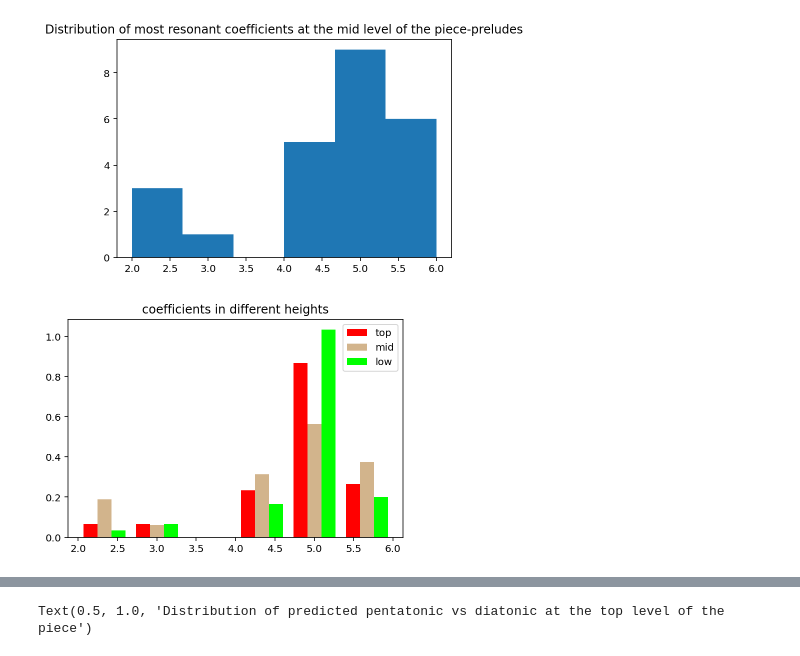
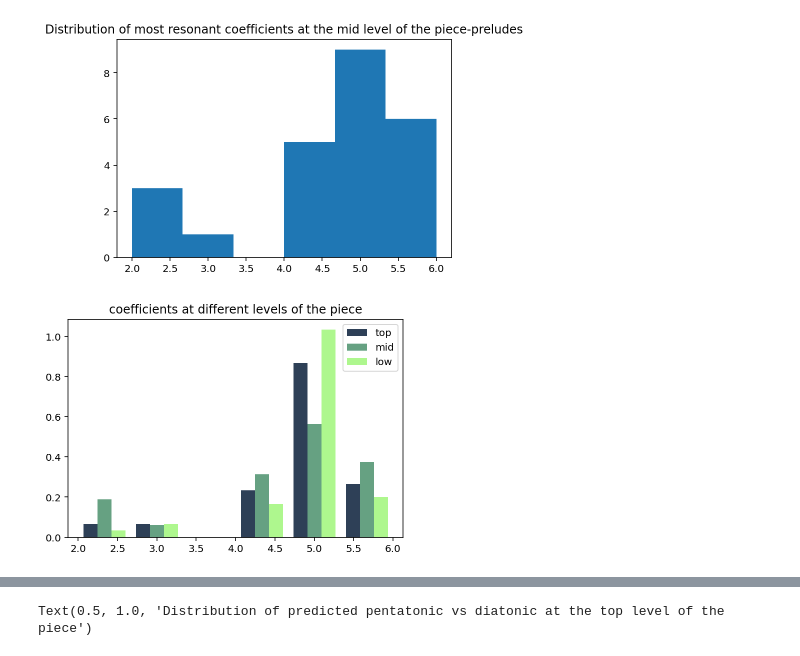
Before and after one commit to ludovicaschaerf/Group-5-Debussy-Pitch-Scapes, a Jupyter notebook: Predictions.ipynb, the cells around one changed output, grey strips where cells are left out. Drawn from its saved outputs; the diff is of its cells as text; code cells hidden in the pictures.

```diff
--- a/Predictions.ipynb
+++ b/Predictions.ipynb
@@ -286,19 +286,19 @@ Text(0.5, 1.0, 'Distribution of most resonant coefficients at the mid level of t
 # %%
 coeffs_l = [d[0] for d in data_l.values()]
 coeffs = [d[0] for d in data.values()]
 coeffs_m = [d[0] for d in data_m.values()]
 
 #plt.hist(coeffs_l, bins=6)
 #plt.title('Distribution of most resonant coefficients at the lowest of level of the piece')
 
-colors = ['red', 'tan', 'lime']
+colors = ["#2E4057", "#66A182", "#AEF78E"]
 labels = ['top','mid','low']
 plt.hist([coeffs, coeffs_m, coeffs_l], 6, density=True, histtype='bar', color=colors, label=labels)
 plt.legend(prop={'size': 10})
-plt.title('coefficients in different heights')
+plt.title('coefficients at different levels of the piece')
 
 
 
 plt.show()
 # %% [output]
-[figure, old version]
+[figure, new version]
```
Also changed, not shown: parts of 3 cells of this notebook.
